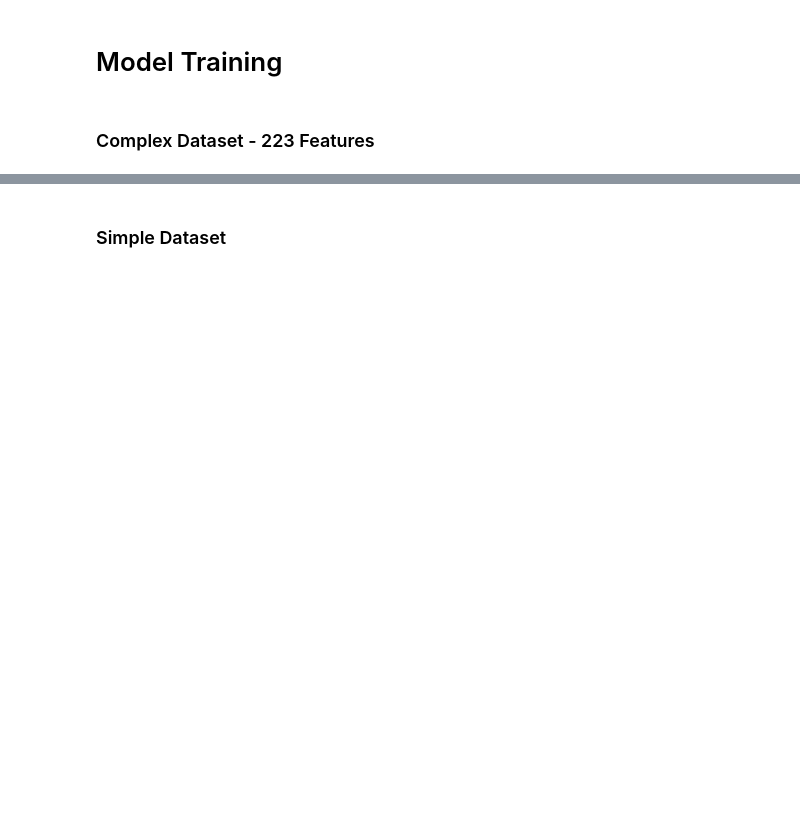
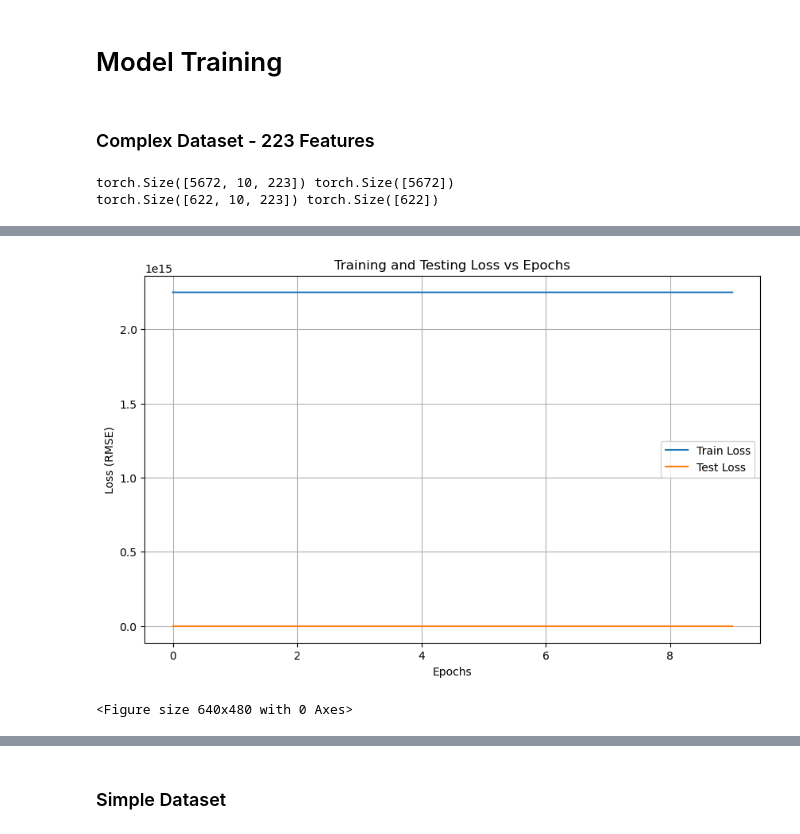
Before and after one commit to jbrijs/project2, a Jupyter notebook: Models.ipynb, the cells around one changed output, grey strips where cells are left out. Saved outputs shown, nothing was run; the diff lists cells and outputs as text; code cells hidden in the pictures; blank space fills up the shorter version.

```diff
--- a/Models.ipynb
+++ b/Models.ipynb
@@ -13,7 +13,7 @@ from sklearn.preprocessing import MinMaxScaler, StandardScaler
 ### Complex Dataset - 223 Features
 # %%
 # Load dataset
-df = pd.read_csv('./data/AAPL_preprocessed_data.py')
+df = pd.read_csv('./data/AAPL_preprocessed_data.csv')
 
 # Drop 'time_stamp' column and reverse order
 timeseries = df.drop(columns=['time_stamp']).iloc[::-1]
@@ -84,6 +84,9 @@ X_test, y_test = create_dataset(test, lookback, close_col)
 
 print(X_train.shape, y_train.shape)
 print(X_test.shape, y_test.shape)
+# %% [output]
+torch.Size([5672, 10, 223]) torch.Size([5672])
+torch.Size([622, 10, 223]) torch.Size([622])
 # %%
 # Define the LSTM model
 class LSTMModel(nn.Module):
@@ -116,12 +119,16 @@ loss_fn = nn.MSELoss()
 
 # DataLoader
 loader = DataLoader(TensorDataset(X_train, y_train),
-                    shuffle=False, batch_size=8)
+                    shuffle=True, batch_size=8)
 
 # Train the model
-epochs = 1000
+epochs = 10
+train_losses = []  # To store training loss
+test_losses = []   # To store testing loss
+
 for epoch in range(epochs):
     model.train()
+    train_loss_epoch = 0
     for X_batch, y_batch in loader:
         y_batch = y_batch.view(-1, 1)  # Reshape target to [batch_size, 1]
         y_pred = model(X_batch)  # Model output is [batch_size, 1]
@@ -129,7 +136,13 @@ for epoch in range(epochs):
         optimizer.zero_grad()
         loss.backward()
         optimizer.step()
+        train_loss_epoch += loss.item()  # Accumulate batch loss
 
+    # Compute average training loss for this epoch
+    train_loss_epoch /= len(loader)
+    train_losses.append(train_loss_epoch)
+
+    # Evaluate on training and test sets
     model.eval()
     with torch.no_grad():
         y_train_pred = model(X_train)
@@ -140,7 +153,22 @@ for epoch in range(epochs):
         y_test_actual = y_test.view(-1, 1)  # Reshape target to [batch_size, 1]
         test_rmse = np.sqrt(loss_fn(y_test_pred, y_test_actual).item())
 
+        test_losses.append(test_rmse)  # Store test loss
+
     print(f"Epoch: {epoch + 1}/{epochs}, Train Loss: {train_rmse:.4f}, Test Loss: {test_rmse:.4f}")
 
 # Save the model
 torch.save(model.state_dict(), "complex_lstm_model.pth")
+
+# Plot the losses
+plt.figure(figsize=(10, 6))
+plt.plot(range(epochs), train_losses, label="Train Loss")
+plt.plot(range(epochs), test_losses, label="Test Loss")
+plt.xlabel("Epochs")
+plt.ylabel("Loss (RMSE)")
+plt.title("Training and Testing Loss vs Epochs")
+plt.legend()
+plt.grid()
+plt.show()
+plt.savefig("complex_lstm_loss.png")
+# %% [output]
@@ -147,3 +185,5 @@ torch.save(model.state_dict(), "complex_lstm_model.pth")
+[figure, added]
+<Figure size 640x480 with 0 Axes>
 # %%
 # Make predictions
 with torch.no_grad():
```
Also changed, not shown: parts of 17 cells of this notebook, 10 other files.
